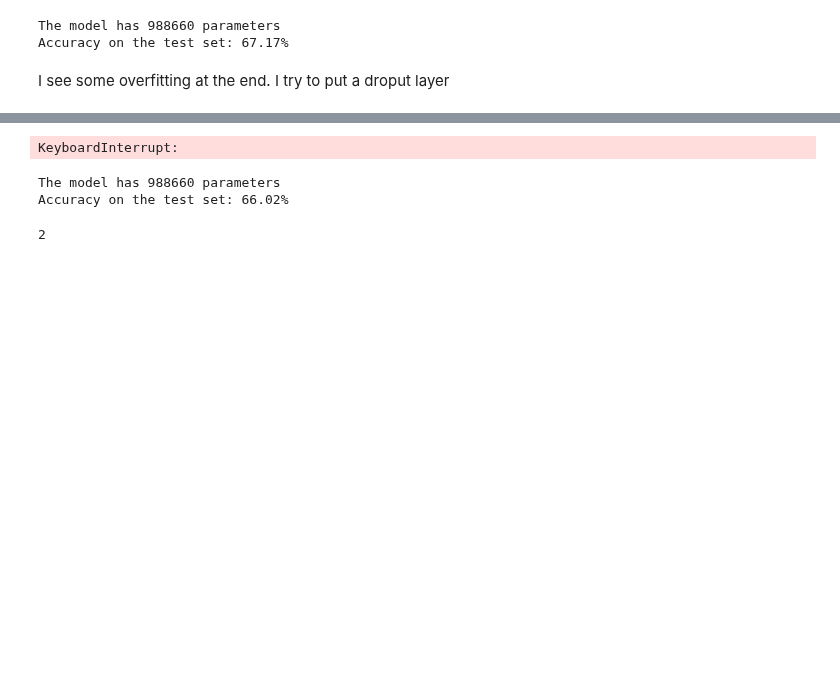
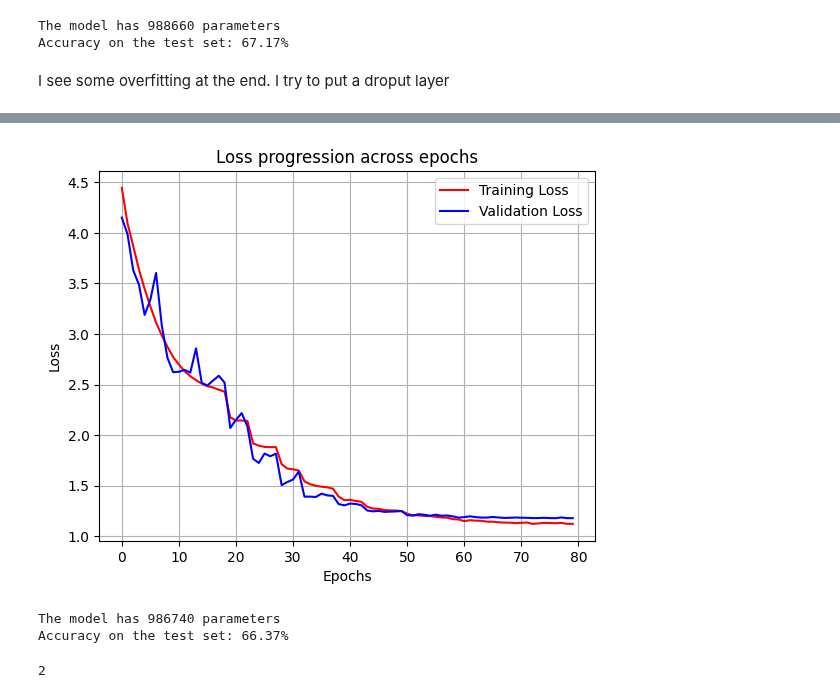
Before and after one commit to AleCardinale/Fundamentals-Inference-Learning, a Jupyter notebook: HW3/practical/cifar100.ipynb, the cells around one changed output, grey strips where cells are left out. Drawn from its saved outputs; the diff is of its cells as text; code cells hidden in the pictures; blank space fills up the shorter version.

Commit message:
interesting result with dropblock

```diff
--- a/HW3/practical/cifar100.ipynb
+++ b/HW3/practical/cifar100.ipynb
@@ -292,6 +292,13 @@ class ResNet(nn.Module):
         self.layer1 = self._make_layer(block, 16, num_blocks[0], stride=1)
         self.layer2 = self._make_layer(block, 32, num_blocks[1], stride=2)
         self.layer3 = self._make_layer(block, 64, num_blocks[2], stride=2)
+
+        # Dropblock
+        self.dropblock = torchvision.ops.DropBlock2d(
+                block_size=7,
+                p=0.1
+            )
+
 
         # Global Average Pooling and Fully Connected Layer
         self.linear = nn.Linear(64, num_classes)
@@ -320,6 +327,7 @@ class ResNet(nn.Module):
 
     def forward(self, x):
         out = F.relu(self.bn1(self.conv1(x)))
+        out = self.dropblock(out)
         out = self.layer1(out)
         out = self.layer2(out)
         out = self.layer3(out)
@@ -811,6 +819,6 @@ train_losses, valid_losses, valid_accs =   fit(
         val_dataloader = valid_dataloader,
         scheduler_lr = scheduler_lr
     )
-torch.save(model.state_dict(), 'resNet_final.pt')
+torch.save(model.state_dict(), 'resNet_dropBlock.pt')
 plot_train_val_loss(train_losses, valid_losses)
 # %% [output]
@@ -834,9 +842,9 @@ Learning rate reduced to 0.000039
-KeyboardInterrupt:
+[figure, added]
 # %%
 evaluate(model)
 # %% [output]
-The model has 988660 parameters
-Accuracy on the test set: 66.02%
+The model has 986740 parameters
+Accuracy on the test set: 66.37%
 # %%
 l = [1, 2, 3]
 l[-2]
```
Also changed, not shown: parts of 1 cell of this notebook.
